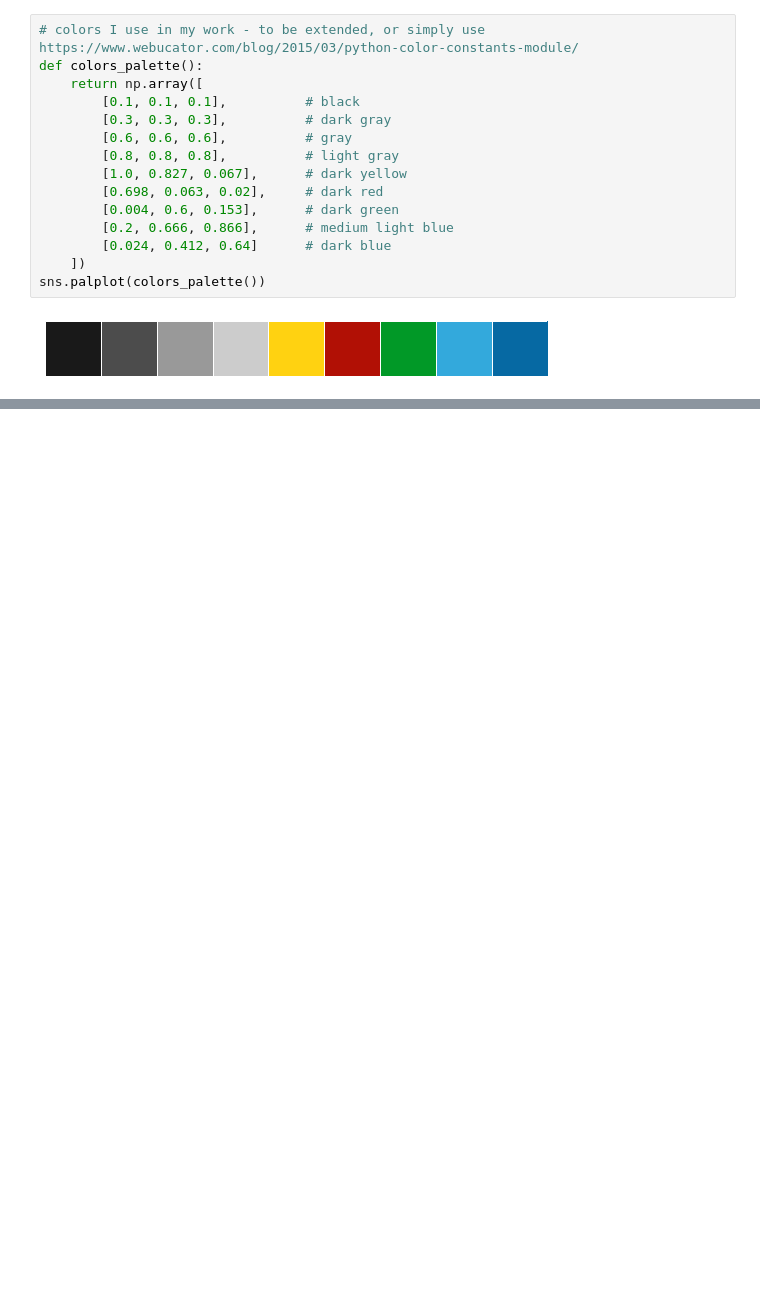
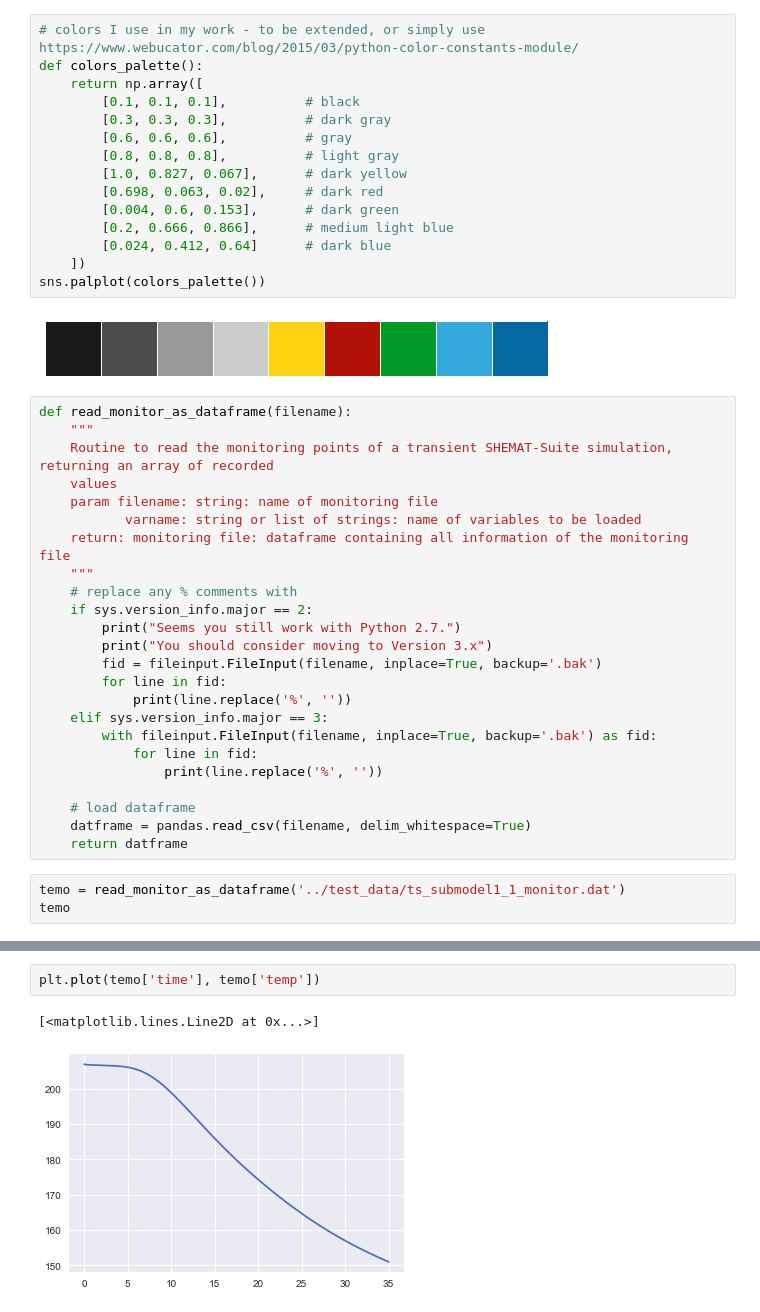
Before and after one commit to Japhiolite/plot_layouts, a Jupyter notebook: test_notebook/Plot_tests.ipynb, the cells around one changed output, grey strips where cells are left out. Cells and saved outputs as stored; diff of their text form; blank space fills up the shorter version.

Commit message:
work on plot routines

```diff
--- a/test_notebook/Plot_tests.ipynb
+++ b/test_notebook/Plot_tests.ipynb
@@ -27,3 +31,30 @@ def colors_palette():
 sns.palplot(colors_palette())
 # %% [output]
 [figure]
+# %%
+def read_monitor_as_dataframe(filename):
+    """
+    Routine to read the monitoring points of a transient SHEMAT-Suite simulation, returning an array of recorded
+    values
+    param filename: string: name of monitoring file
+           varname: string or list of strings: name of variables to be loaded
+    return: monitoring file: dataframe containing all information of the monitoring file
+    """
+    # replace any % comments with
+    if sys.version_info.major == 2:
+        print("Seems you still work with Python 2.7.")
+        print("You should consider moving to Version 3.x")
+        fid = fileinput.FileInput(filename, inplace=True, backup='.bak')
+        for line in fid:
+            print(line.replace('%', ''))
+    elif sys.version_info.major == 3:
+        with fileinput.FileInput(filename, inplace=True, backup='.bak') as fid:
+            for line in fid:
+                print(line.replace('%', ''))
+
+    # load dataframe
+    datframe = pandas.read_csv(filename, delim_whitespace=True)
+    return datframe
+# %%
+temo = read_monitor_as_dataframe('../test_data/ts_submodel1_1_monitor.dat')
+temo
@@ -29,0 +80,5 @@ sns.palplot(colors_palette())
+# %%
+plt.plot(temo['time'], temo['temp'])
+# %% [output]
+[<matplotlib.lines.Line2D at 0x...>]
+[figure, added]
```
Also changed, not shown: parts of 5 cells of this notebook, 2 other files.
